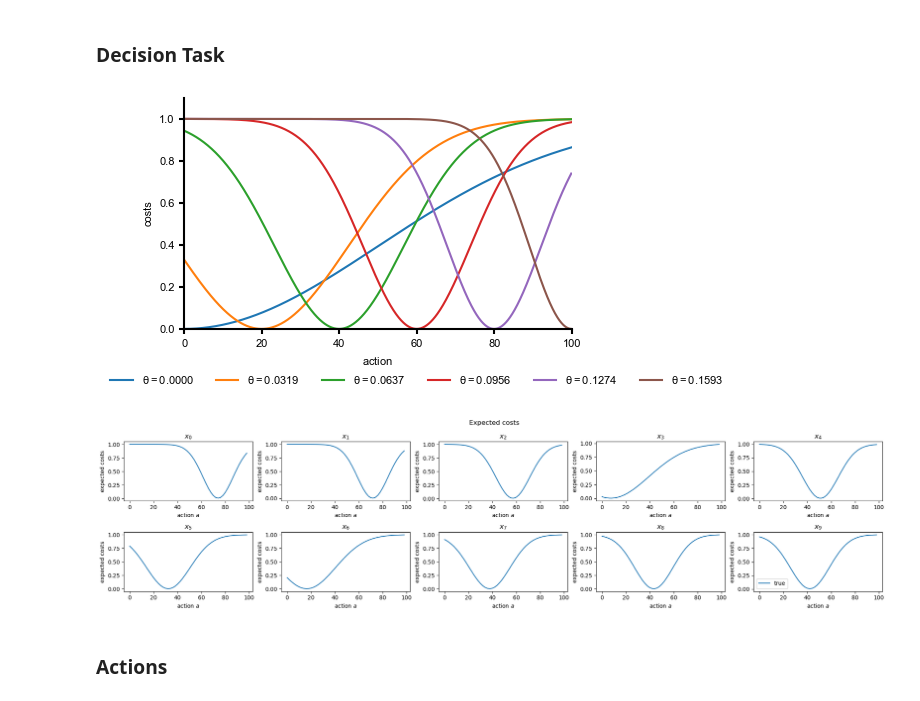
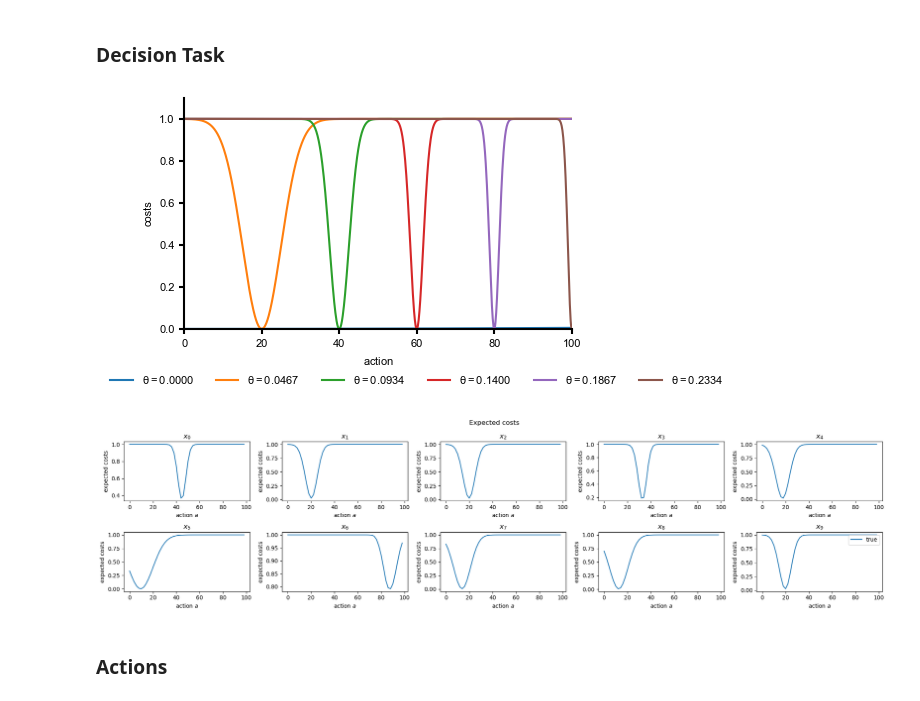
Before and after one commit to mackelab/amortized-decision-making, a Jupyter notebook: scripts/examples/lotka_volterra_continuous_actions.ipynb, the cells around one changed output. Saved outputs shown, nothing was run; the diff lists cells and outputs as text; code cells hidden in the pictures.

```diff
--- a/scripts/examples/lotka_volterra_continuous_actions.ipynb
+++ b/scripts/examples/lotka_volterra_continuous_actions.ipynb
@@ -75,13 +81,13 @@ Posterior
 
 Only 10 reference samples given
 # %%
-param = 0
+p = 0
 n_obs = 1
-posterior_evals = lv.get_reference_samples(n_obs)[:, param]
+posterior_evals = lv.get_reference_samples(n_obs)[:, p]
 with mpl.rc_context(fname=plot_config_file):
     fig, ax = plt.subplots(1, 1, figsize=(4, 2))
     ax.hist(posterior_evals)
-    ax.set_xlabel(rf"{lv.parameter_names[param]}")
+    ax.set_xlabel(rf"{lv.parameter_names[p]}")
     ax.set_ylabel(r"$p(\theta|x)$")
     ax.set_title("posterior")
     plt.show()
@@ -92,40 +98,40 @@ with mpl.rc_context(fname=plot_config_file):
 # %% [markdown]
 ### Decision Task
 # %%
-factor = 5
-exponential = 0.5
-param = 3
+factor = 2
+exponential = 2
+param = 1
 parameter_range = (lv.param_high - lv.param_low)[param].item()
 cost_fn = RevGaussCost(
     parameter_range=parameter_range, ## FIXED PARAMETER
     action_range=lv.action_high - lv.action_low,
     factor=factor,
     exponential=exponential
 )
 
 with mpl.rc_context(fname=plot_config_file):
     resolution = 1000
     actions = torch.arange(lv.action_low, lv.action_high, (lv.action_high - lv.action_low) / resolution)
 
     fig, ax = plt.subplots(1, 1, figsize=(5, 3))
     for theta in torch.arange(lv.param_low[param].item(), lv.param_high[param].item() + 0.01, parameter_range/5):
         ax.plot(actions, cost_fn(theta, actions), label=rf"$\theta={theta:.4f}$")
 
     ax.set_xlabel(r"$action$")
     ax.set_ylabel("costs")
     ax.set_xlim(lv.action_low, lv.action_high)
     ax.set_ylim(0, 1.1)
     ax.legend(
         loc="upper center",
         bbox_to_anchor=(0.6, -0.15),
         fancybox=True,
         shadow=True,
         ncol=6,
     )
     # plt.savefig("./results/continuous/toy_example/fig_cost_fct.pdf")
     plt.show()
 # %% [output]
-[figure, old version]
+[figure, new version]
 # %%
 x_reference = torch.vstack([lv.get_observation(i) for i in range(1,11)])
 post_reference = torch.stack([lv.get_reference_samples(i) for i in range(1,11)])
@@ -143,7 +149,6 @@ for i, x in enumerate(x_reference):
     )
     expected_costs_post.append(expected_posterior_costs)
 
-
     plt.plot(a_grid, expected_posterior_costs, label="true")
     plt.xlabel(r"action $a$")
     plt.ylabel("expected costs")
@@ -151,10 +156,9 @@ for i, x in enumerate(x_reference):
 plt.suptitle("Expected costs")
 plt.tight_layout()
 plt.legend()
-# plt.savefig("./results/continuous/toy_example/fig_expected_costs.pdf")
 plt.show()
 # %% [output]
-[figure, old version]
+[figure, new version]
 # %% [markdown]
 ### Actions
 # %%
```
Also changed, not shown: parts of 13 cells of this notebook, 39 other files.
